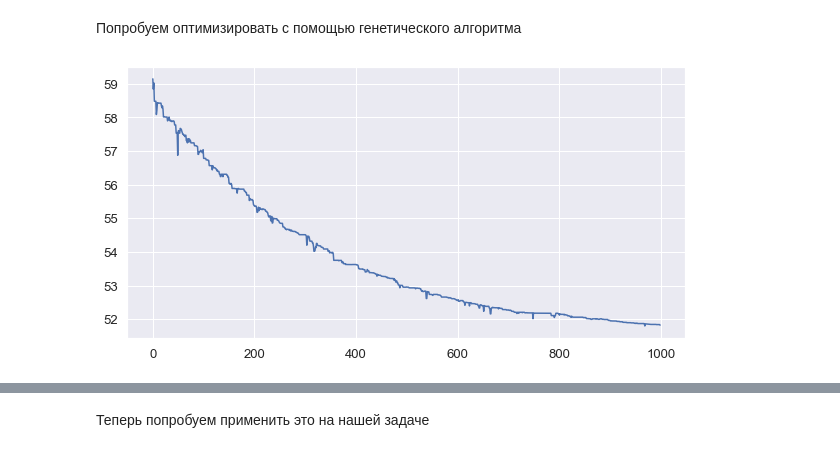
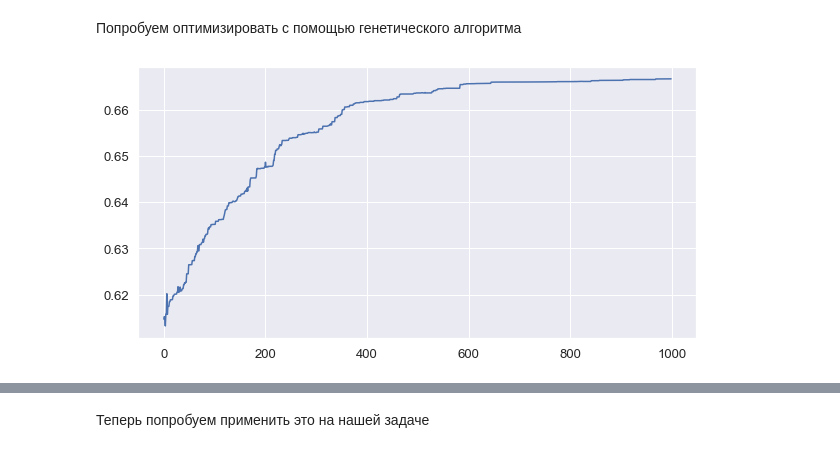
Before and after one commit to Selen34/ada, a Jupyter notebook: course_project/course_project.ipynb, the cells around one changed output, grey strips where cells are left out. Saved outputs shown, nothing was run; the diff lists cells and outputs as text; code cells hidden in the pictures.

```diff
--- a/course_project/course_project.ipynb
+++ b/course_project/course_project.ipynb
@@ -364,7 +381,7 @@ class Item:
     def get_genetic(self):
         return {'weights': self.genetic_weights, 'pow': self.pow}
 # %%
-MAX_POW = 4 # максимальная степень полинома
+MAX_POW = 10 # максимальная степень полинома
 MUTATION_COEF = 0.1 # коэффициент мутации каждого гена
 BASE_LEN = len(W_ex) #длина линейной части
 W_ARRAY = np.arange((MAX_POW-1)*BASE_LEN)
@@ -394,29 +411,50 @@ def crossing(item1:Item, item2:Item, W):
     w2[selection_point:] = item1.get_genetic()['weights'][selection_point:]
     p1 = item1.get_genetic()['pow']
     p2 = item2.get_genetic()['pow']
-    mse1 = item1.get_mse()
-    mse2 = item2.get_mse()
-    new_pow1 = np.random.choice([p1, p2], p=[(1 - mse1/(mse1+mse2)), (1 - mse2/(mse1+mse2))])
-    new_pow2 = np.random.choice([p1, p2], p=[(1 - mse1/(mse1+mse2)), (1 - mse2/(mse1+mse2))])
+    # mse1 = item1.get_mse()
+    # mse2 = item2.get_mse()
+    r2_1 = item1.get_r2()
+    r2_2 = item2.get_r2()
+    # new_pow1 = np.random.choice([p1, p2], p=[(1 - mse1/(mse1+mse2)), (1 - mse2/(mse1+mse2))])
+    # new_pow2 = np.random.choice([p1, p2], p=[(1 - mse1/(mse1+mse2)), (1 - mse2/(mse1+mse2))])
+    if (r2_1 < 0 or r2_1 > 1):
+        r2_1 = 0
+    if (r2_2 < 0 or r2_2 > 1):
+        r2_2 = 0
+    r2_sum = r2_1 + r2_2
+    prob_1 = 0.5
+    prob_2 = 0.5
+    if (r2_sum != 0):
+        prob_1 = (1 - r2_2/r2_sum)
+        prob_2 = (1 - r2_1/r2_sum)
+    #print('CROSSING:', r2_1, r2_2, r2_sum, prob_1, prob_2)
+    new_pow1 = np.random.choice([p1, p2], p=[prob_2, prob_1])
+    new_pow2 = np.random.choice([p1, p2], p=[prob_2, prob_1])
     t_obj1.set_genetic(w1.copy(), new_pow1)
     t_obj2.set_genetic(w2.copy(), new_pow1)
     return [t_obj1, t_obj2]
 # %%
 population_pool = [Item(W_ex, MAX_POW, MUTATION_COEF) for i in range(POPULATION_SIZE)]
-mse_pool = np.zeros(POPULATION_SIZE)
-mse_history = []
+# mse_pool = np.zeros(POPULATION_SIZE)
+# mse_history = []
+r2_pool = np.zeros(POPULATION_SIZE)
+r2_history = []
 best_idx = 0
 # %%
-for e in range(NUM_OF_EPOCH):
+for e in tqdm(range(NUM_OF_EPOCH)):
     for i in range(POPULATION_SIZE):
         population_pool[i].predict_train(Y_ex,X_ex)
-        mse_pool[i] = population_pool[i].get_mse()
+        # mse_pool[i] = population_pool[i].get_mse()
+        r2_pool[i] = population_pool[i].get_r2()
     if(e == NUM_OF_EPOCH-1):
         break
-    mse_history.append(min(mse_pool))
+    r2_history.append(max(r2_pool)) # min для MSE
     # selection
-    idx = np.argsort(mse_pool)
+    idx = np.argsort(r2_pool)[::-1] #.argsort() для MSE
     best_idx = idx[0]
+    best_r2 = r2_pool[best_idx]
+    if best_r2 > 0.99 and best_r2 < 1:
+        break
     # make pairs
     pairs = np.zeros((HALF_SIZE,2), dtype=int)
     for i in range(HALF_SIZE):
@@ -433,10 +471,10 @@ for e in range(NUM_OF_EPOCH):
     population_pool = new_population
 # %%
 plt.figure(figsize=(10,5))
-plt.plot(range(len(mse_history)), mse_history)
+plt.plot(range(len(r2_history)), r2_history)
 plt.show()
 # %% [output]
-[figure, old version]
+[figure, new version]
 # %%
 # посмотрим на предсказания лучшего экземпляра из последней популяции
 y_q = population_pool[best_idx].predict(X_ex)
```
Also changed, not shown: parts of 24 cells of this notebook, 3 other files.
